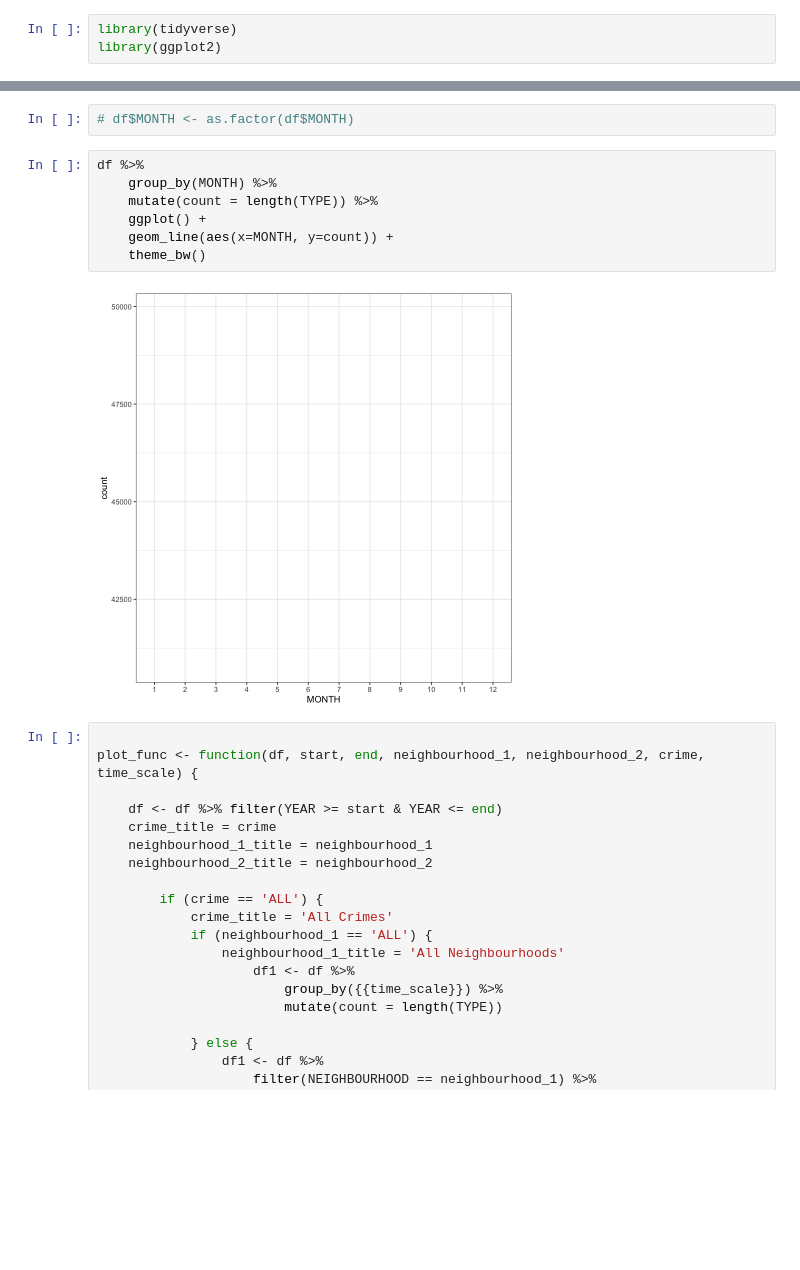
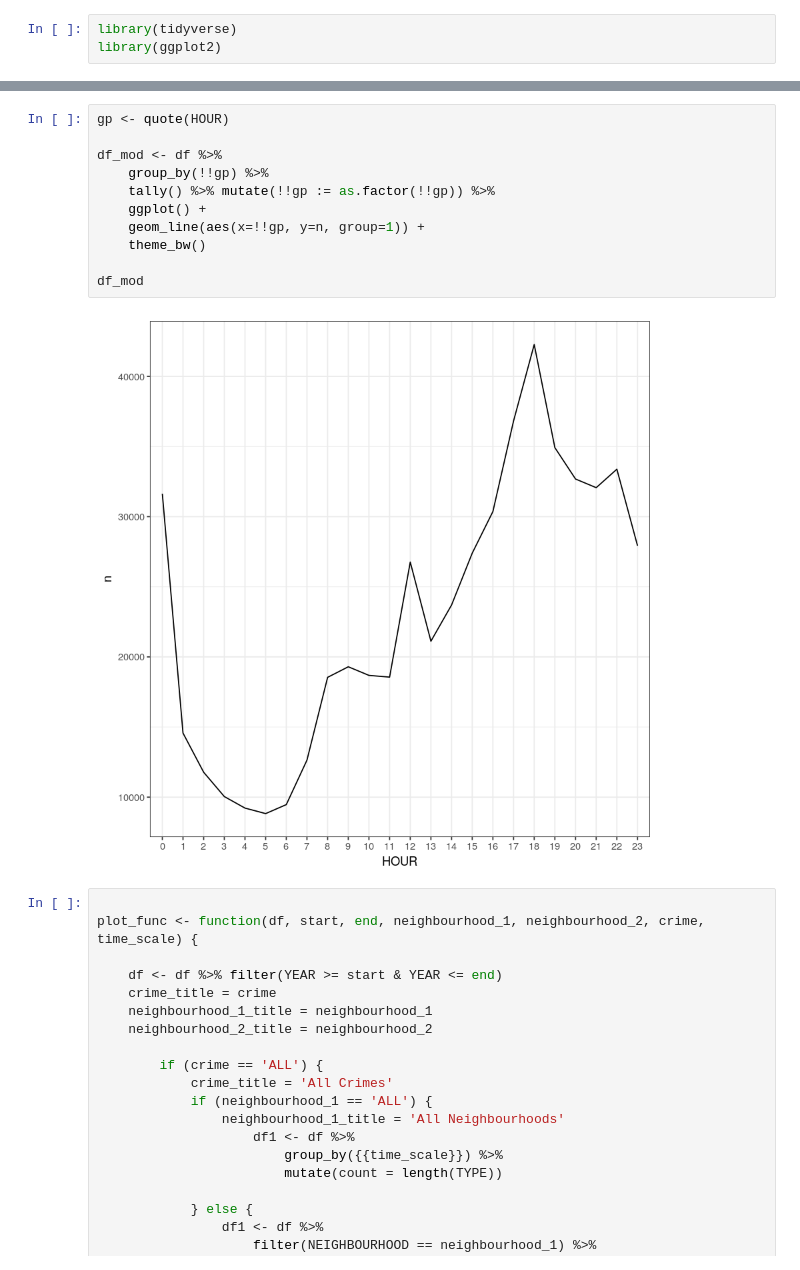
Before and after one commit to tguo9/DSCI-532-Group108-R, a Jupyter notebook: r_line_chart.ipynb, the cells around one changed output, grey strips where cells are left out. Cells and saved outputs as stored; diff of their text form; blank space fills up the shorter version.

Commit message:
figured out factorizing line chart

```diff
--- a/r_line_chart.ipynb
+++ b/r_line_chart.ipynb
@@ -23,17 +22,19 @@ cols(
   DAY_OF_WEEK_NAME = col_character(),
   DAY_OF_WEEK = col_double()
 )
-# %%
-# df$MONTH <- as.factor(df$MONTH)
-# %%
-df %>%
-    group_by(MONTH) %>%
-    mutate(count = length(TYPE)) %>%
-    ggplot() +
-    geom_line(aes(x=MONTH, y=count)) +
-    theme_bw()
-# %% [output]
-[figure, removed]
+# %%
+gp <- quote(HOUR)
+
+df_mod <- df %>%
+    group_by(!!gp) %>%
+    tally() %>% mutate(!!gp := as.factor(!!gp)) %>%
+    ggplot() +
+    geom_line(aes(x=!!gp, y=n, group=1)) +
+    theme_bw()
+
+df_mod
+# %% [output]
+[figure, added]
 # %%
 
 plot_func <- function(df, start, end, neighbourhood_1, neighbourhood_2, crime, time_scale) {
```
